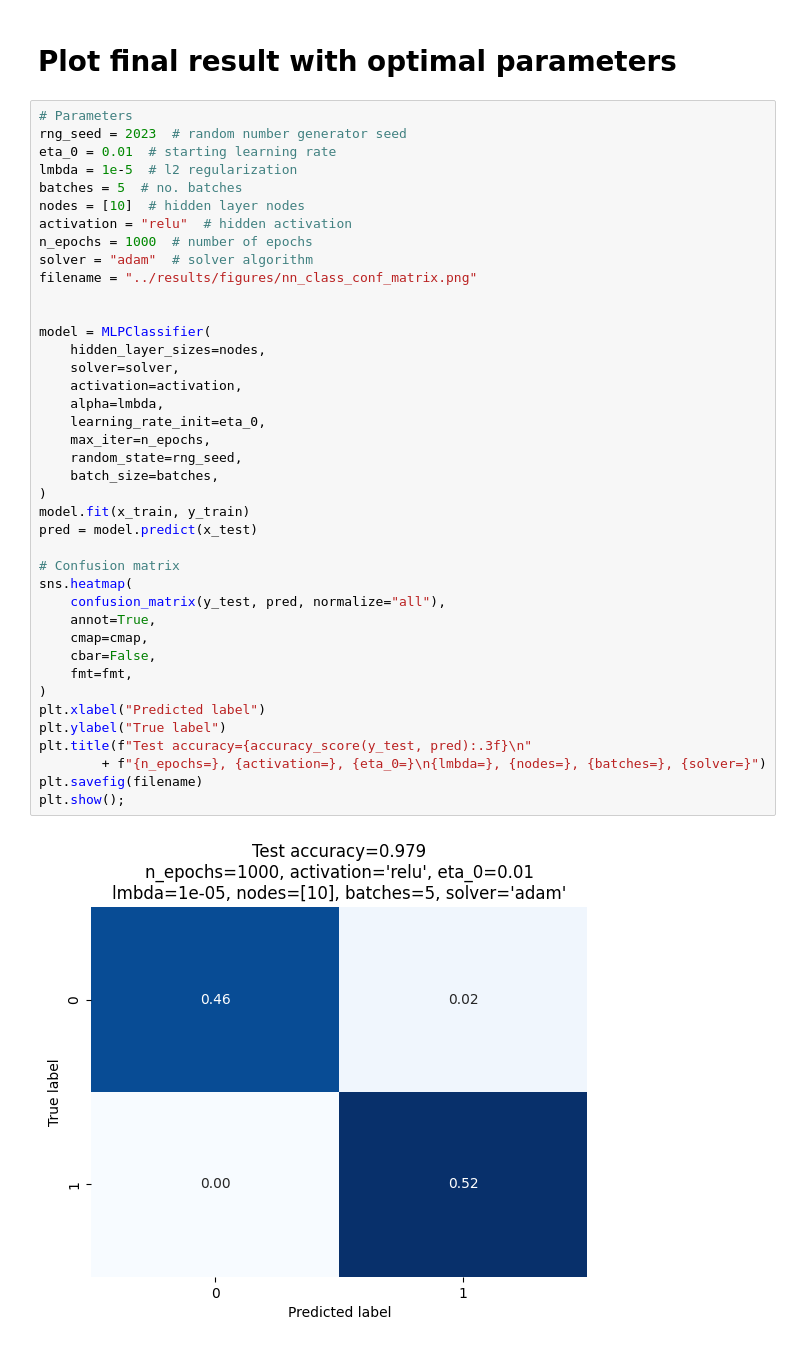
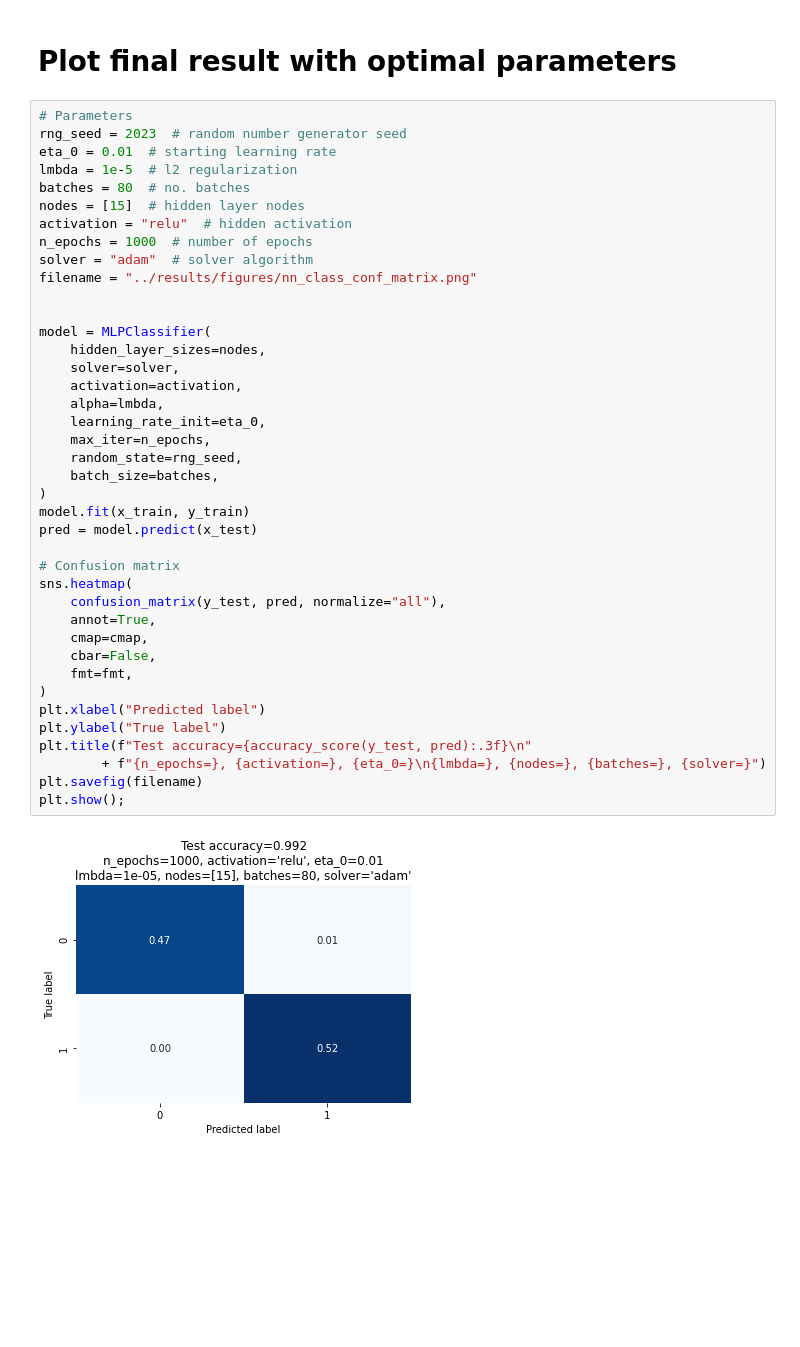
Before and after one commit to LassePladsen/FYS-STK3155-projects, a Jupyter notebook: project3/source-code/nn_classification.ipynb, the cells around one changed output. Saved outputs shown, nothing was run; the diff lists cells and outputs as text; blank space fills up the shorter version.

```diff
--- a/project3/source-code/nn_classification.ipynb
+++ b/project3/source-code/nn_classification.ipynb
@@ -264,8 +265,8 @@ plt.show()
 rng_seed = 2023  # random number generator seed
 eta_0 = 0.01  # starting learning rate
 lmbda = 1e-5  # l2 regularization
-batches = 5  # no. batches
-nodes = [10]  # hidden layer nodes
+batches = 80  # no. batches
+nodes = [15]  # hidden layer nodes
 activation = "relu"  # hidden activation
 n_epochs = 1000  # number of epochs
 solver = "adam"  # solver algorithm
@@ -273,31 +274,31 @@ filename = "../results/figures/nn_class_conf_matrix.png"
 
 
 model = MLPClassifier(
     hidden_layer_sizes=nodes,
     solver=solver,
     activation=activation,
     alpha=lmbda,
     learning_rate_init=eta_0,
     max_iter=n_epochs,
     random_state=rng_seed,
     batch_size=batches,
 )
 model.fit(x_train, y_train)
 pred = model.predict(x_test)
 
 # Confusion matrix
 sns.heatmap(
     confusion_matrix(y_test, pred, normalize="all"),
     annot=True,
     cmap=cmap,
     cbar=False,
     fmt=fmt,
 )
 plt.xlabel("Predicted label")
 plt.ylabel("True label")
 plt.title(f"Test accuracy={accuracy_score(y_test, pred):.3f}\n"
         + f"{n_epochs=}, {activation=}, {eta_0=}\n{lmbda=}, {nodes=}, {batches=}, {solver=}")
 plt.savefig(filename)
 plt.show();
 # %% [output]
-[figure, old version]
+[figure, new version]
```
Also changed, not shown: parts of 6 cells of this notebook, 3 other files.
